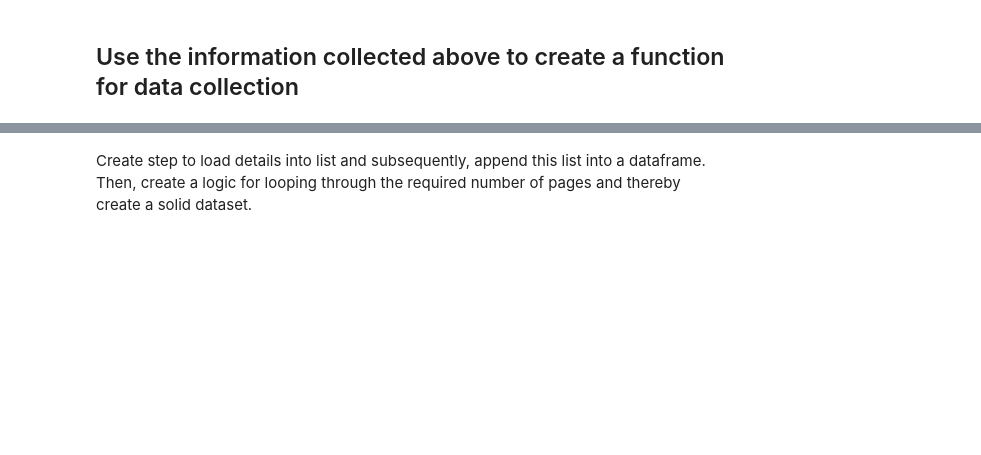
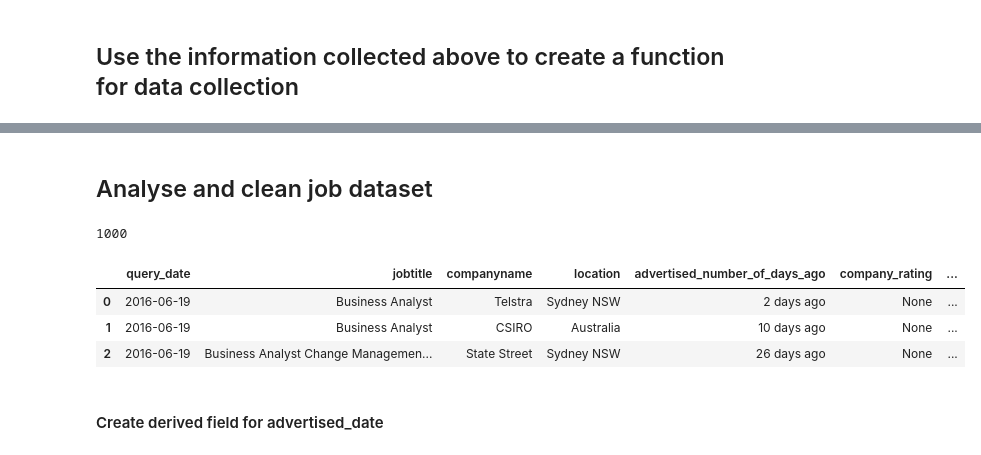
Before and after one commit to vivekbharadwaj/web_scraping, a Jupyter notebook: web_scraping_job_board.ipynb, the cells around one changed output, grey strips where cells are left out. Saved outputs shown, nothing was run; the diff lists cells and outputs as text; code cells hidden in the pictures; blank space fills up the shorter version.

```diff
--- a/web_scraping_job_board.ipynb
+++ b/web_scraping_job_board.ipynb
@@ -409,2 +578,15 @@ get_job_board_data('data scientist','customer analytics','data analysis')
-# %% [markdown]
-Create step to load details into list and subsequently, append this list into a dataframe. Then, create a logic for looping through the required number of pages and thereby create a solid dataset.
+# %% [markdown]
+## Analyse and clean job dataset
+# %%
+len(df_joblist)
+# %% [output]
+1000
+# %%
+df_joblist.head(3)
+# %% [output]
+|  | query_date | jobtitle | companyname | location | advertised_number_of_days_ago | company_rating | ... |
+| 0 | 2016-06-19 | Business Analyst | Telstra | Sydney NSW | 2 days ago | None | ... |
+| 1 | 2016-06-19 | Business Analyst | CSIRO | Australia | 10 days ago | None | ... |
+| 2 | 2016-06-19 | Business Analyst Change Managemen... | State Street | Sydney NSW | 26 days ago | None | ... |
+# %% [markdown]
+#### Create derived field for advertised_date
```
Also changed, not shown: parts of 30 cells of this notebook.
